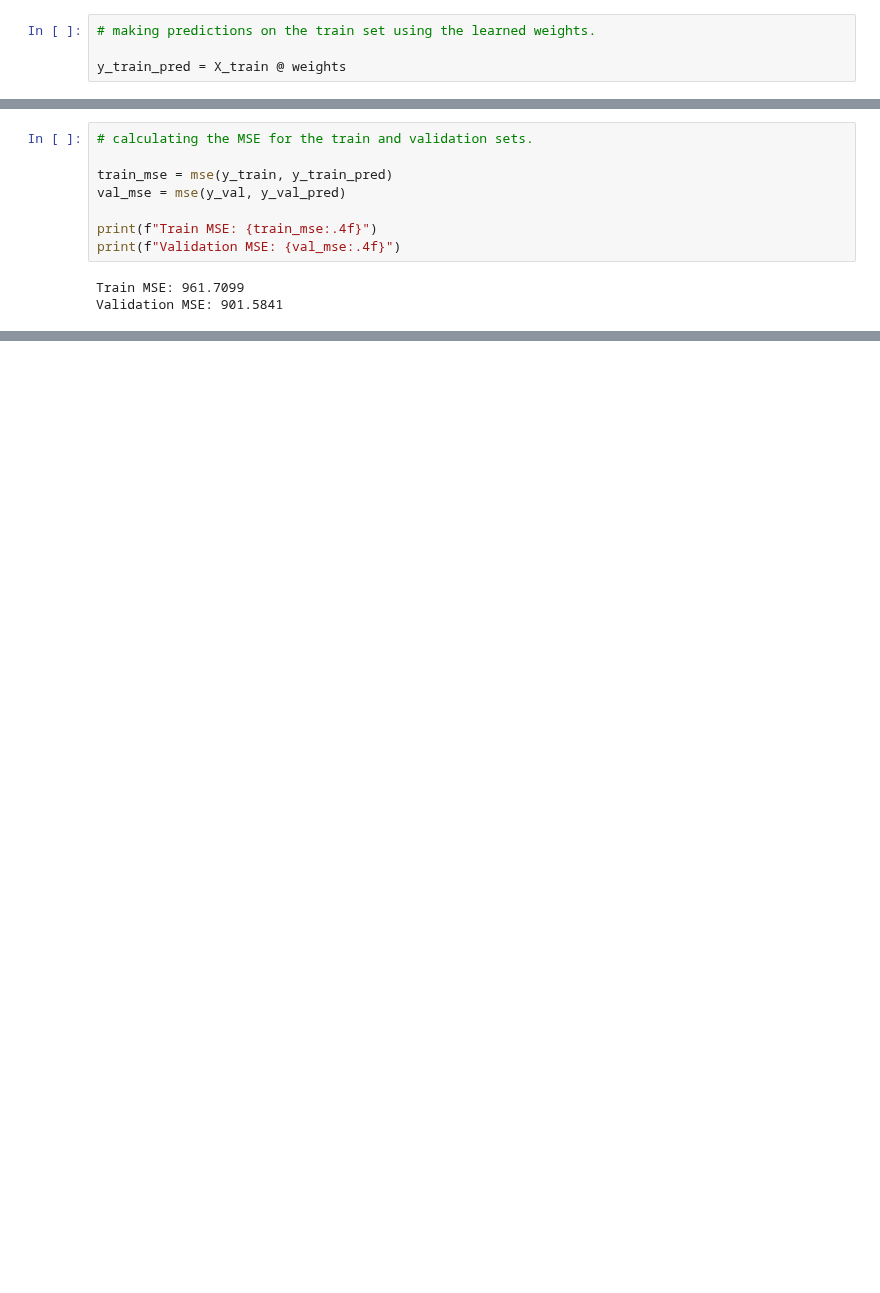
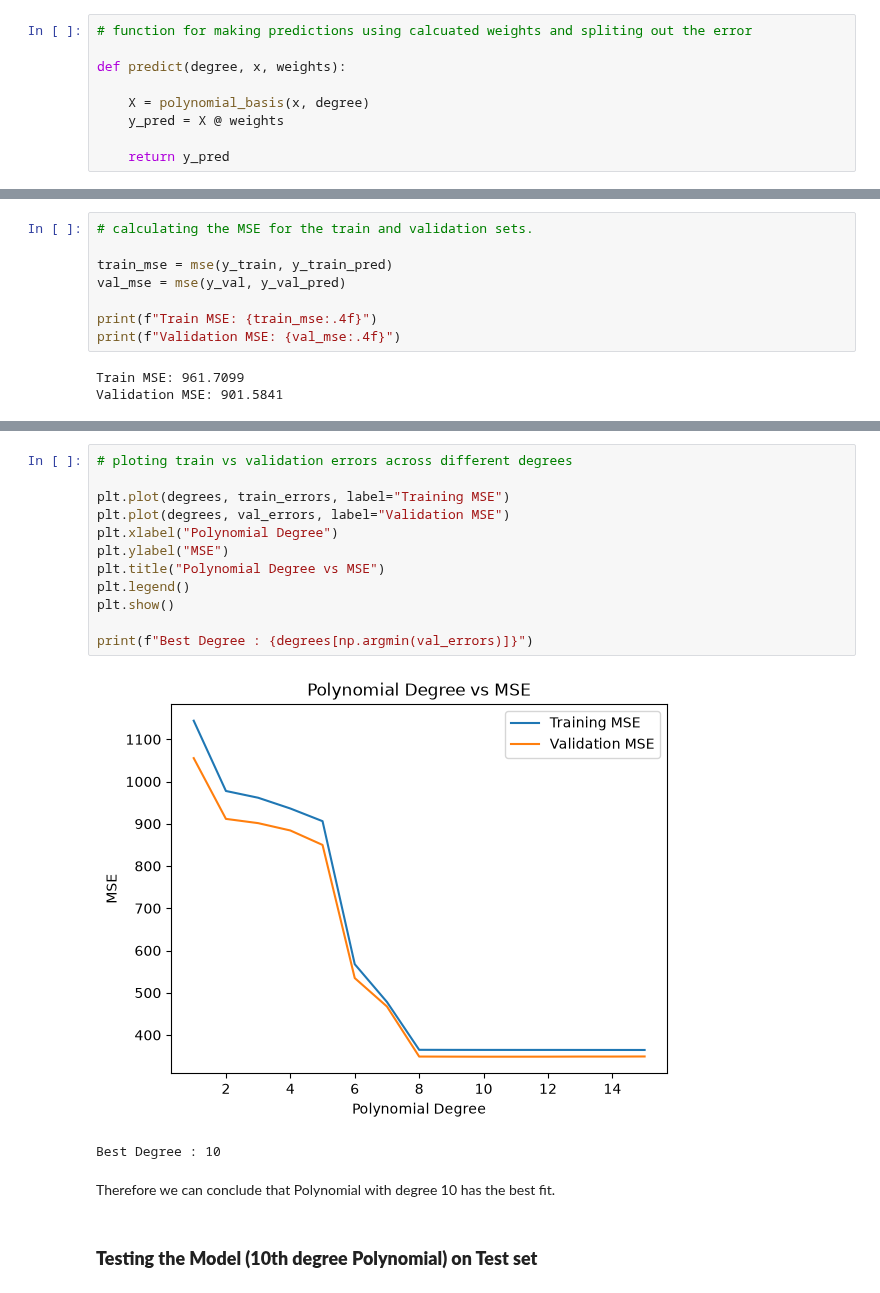
Before and after one commit to karywnl/pattern-recognition, a Jupyter notebook: lab3/regression.ipynb, the cells around one changed output, grey strips where cells are left out. Cells and saved outputs as stored; diff of their text form; blank space fills up the shorter version.

```diff
--- a/lab3/regression.ipynb
+++ b/lab3/regression.ipynb
@@ -152,4 +135,9 @@ array([ 1.88848197,  8.16904766, 14.54725693, -5.10701652])
 # %%
-# making predictions on the train set using the learned weights.
+# function for making predictions using calcuated weights and spliting out the error
 
-y_train_pred = X_train @ weights
+def predict(degree, x, weights):
+
+    X = polynomial_basis(x, degree)
+    y_pred = X @ weights
+
+    return y_pred
@@ -176,0 +206,19 @@ Validation MSE: 901.5841
+# %%
+# ploting train vs validation errors across different degrees
+
+plt.plot(degrees, train_errors, label="Training MSE")
+plt.plot(degrees, val_errors, label="Validation MSE")
+plt.xlabel("Polynomial Degree")
+plt.ylabel("MSE")
+plt.title("Polynomial Degree vs MSE")
+plt.legend()
+plt.show()
+
+print(f"Best Degree : {degrees[np.argmin(val_errors)]}")
+# %% [output]
+[figure, added]
+Best Degree : 10
+# %% [markdown]
+Therefore we can conclude that Polynomial with degree 10 has the best fit.
+# %% [markdown]
+### **Testing the Model (10th degree Polynomial) on Test set**
```
Also changed, not shown: parts of 14 cells of this notebook.
